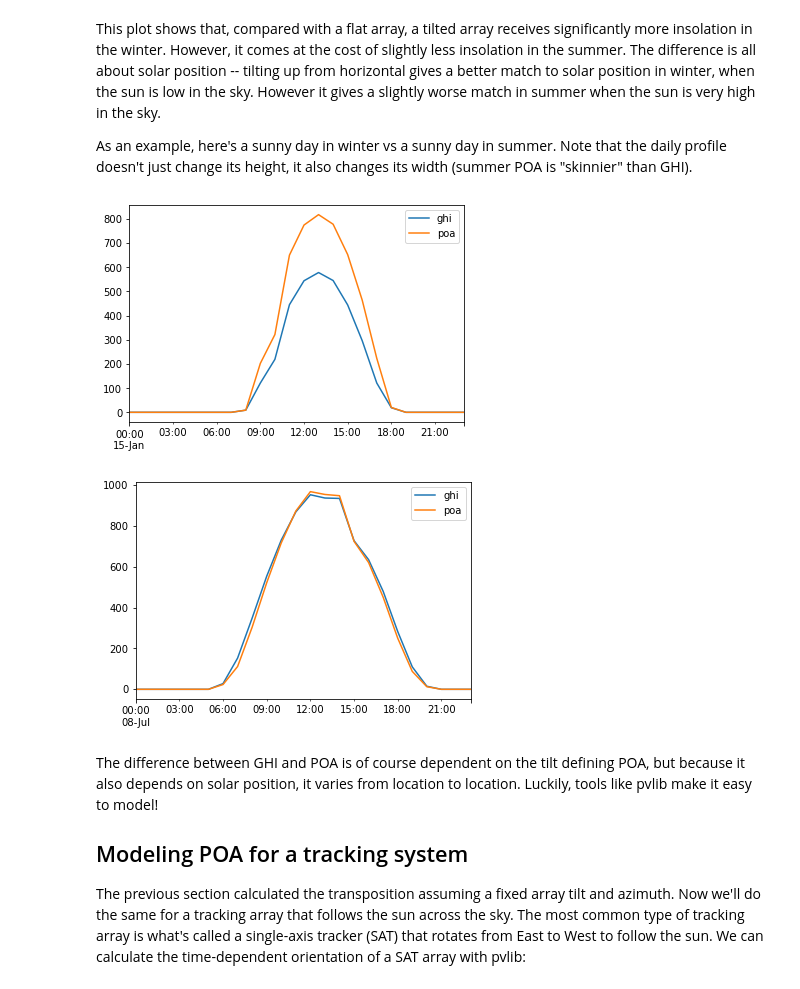
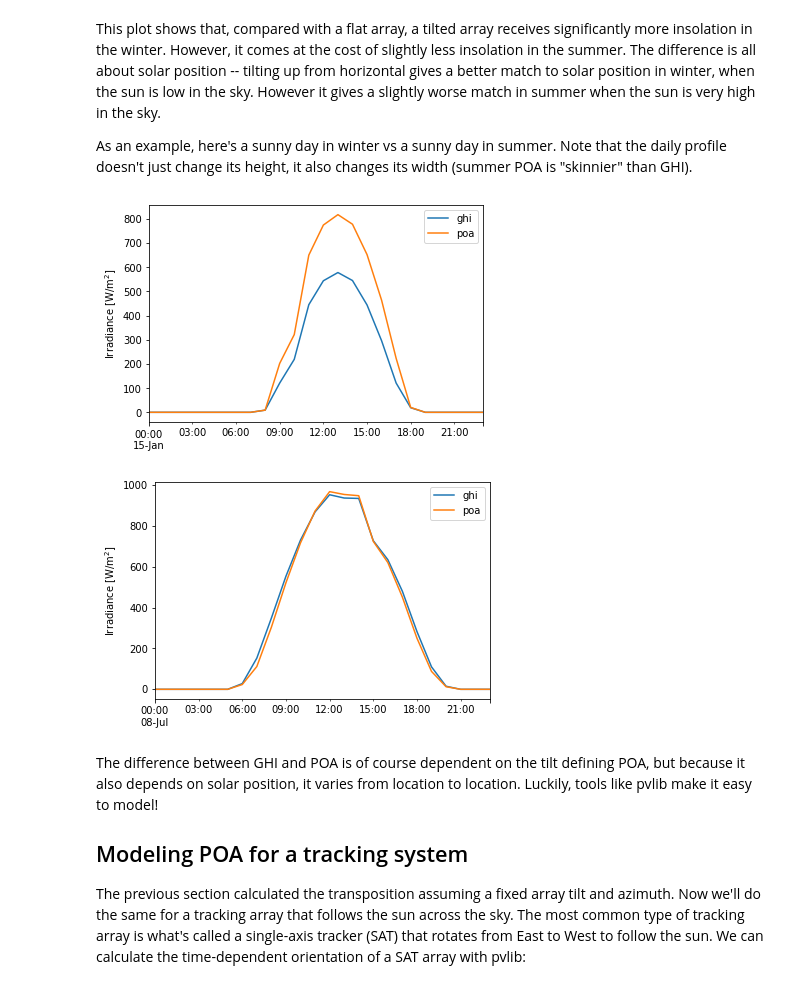
Before and after one commit to PV-Tutorials/pyData-2021-Solar-PV-Modeling, a Jupyter notebook: Tutorial 2 - POA Irradiance.ipynb, the cells around one changed output. Saved outputs shown, nothing was run; the diff lists cells and outputs as text; code cells hidden in the pictures.

```diff
--- a/Tutorial 2 - POA Irradiance.ipynb
+++ b/Tutorial 2 - POA Irradiance.ipynb
@@ -132,13 +132,15 @@ This plot shows that, compared with a flat array, a tilted array receives signif
 
 As an example, here's a sunny day in winter vs a sunny day in summer.  Note that the daily profile doesn't just change its height, it also changes its width (summer POA is "skinnier" than GHI).
 # %%
-df.loc['1990-01-15'].plot();
+df.loc['1990-01-15'].plot()
+plt.ylabel('Irradiance [W/m$^2$]');
 # %% [output]
-[figure, old version]
+[figure, new version]
 # %%
-df.loc['1990-07-08'].plot();
+df.loc['1990-07-08'].plot()
+plt.ylabel('Irradiance [W/m$^2$]');
 # %% [output]
-[figure, old version]
+[figure, new version]
 # %% [markdown]
 The difference between GHI and POA is of course dependent on the tilt defining POA, but because it also depends on solar position, it varies from location to location.  Luckily, tools like pvlib make it easy to model!
 
```
Also changed, not shown: parts of 3 cells of this notebook, 5 other files.
